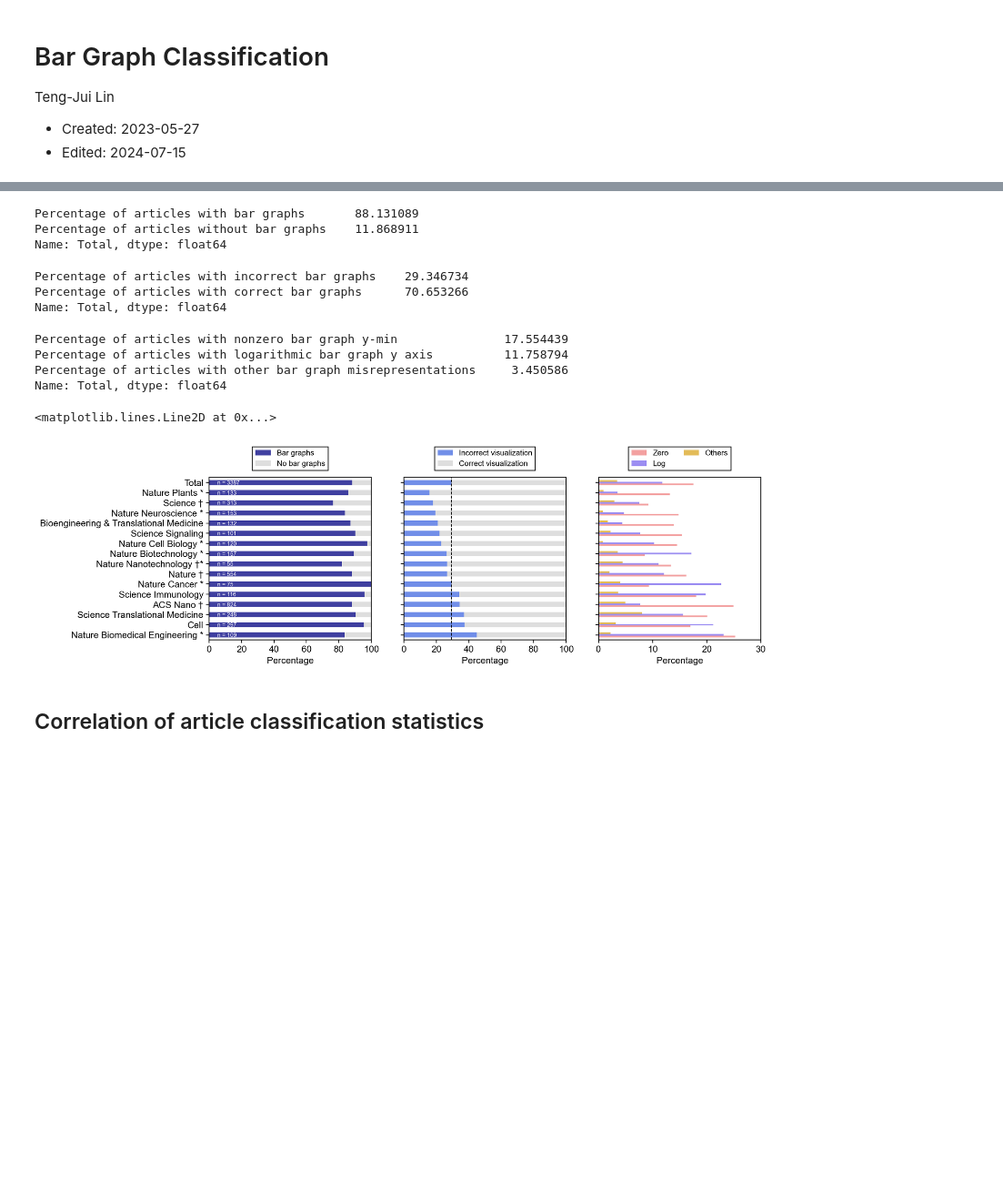
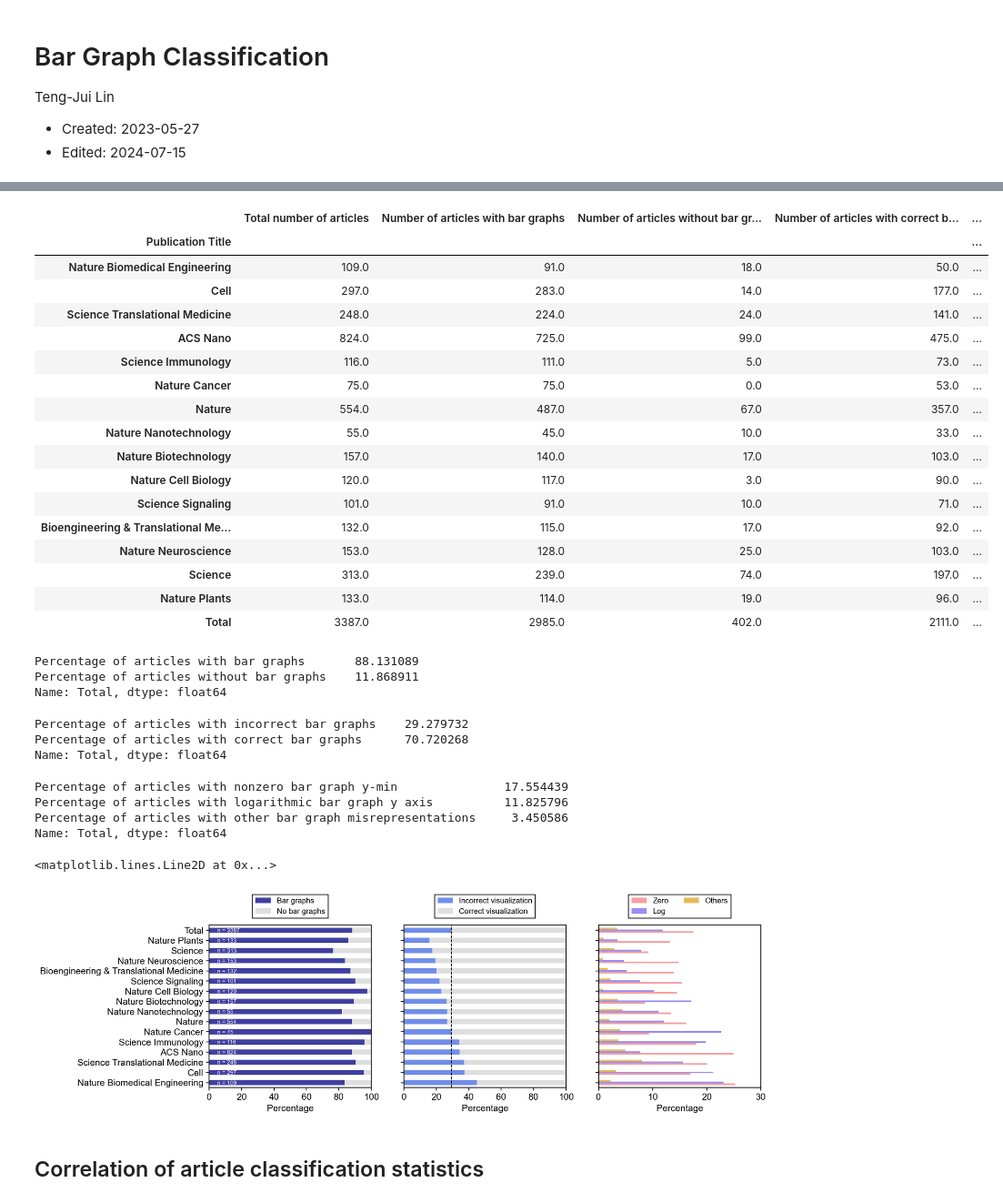
Before and after one commit to tengjuilin/misused-bar-graphs, a Jupyter notebook: bar-graph-classification.ipynb, the cells around one changed output, grey strips where cells are left out. Shown at 91% size. Drawn from its saved outputs; the diff is of its cells as text; code cells hidden in the pictures; blank space fills up the shorter version.

Commit message:
Update data

```diff
--- a/bar-graph-classification.ipynb
+++ b/bar-graph-classification.ipynb
@@ -37,0 +50,24 @@ article_df
+# %%
+def get_article_stats(df, cond):
+    return df[cond].groupby(PUBLICATION_LABEL).count().iloc[:, 0]
+# %%
+# total number of articles
+articles_stat_df = pd.DataFrame()
+articles_stat_df[NUM_ARTICLES_LABEL] = articles_df.groupby(PUBLICATION_LABEL).count().iloc[:, 0]
+articles_stat_df[NUM_ARTICLES_WITH_BAR_GRAPH_LABEL] = get_article_stats(articles_df, articles_df[HAS_BAR_GRAPH_LABEL] == True)
+articles_stat_df[NUM_ARTICLES_WITHOUT_BAR_GRAPH_LABEL] = get_article_stats(articles_df, ~articles_df[HAS_BAR_GRAPH_LABEL] == True)
+articles_stat_df[NUM_ARTICLES_CORRECT_BAR_GRAPH_LABEL] = get_article_stats(articles_df, articles_df[NO_MISUSE_LABEL] == True)
+articles_stat_df[NUM_ARTICLES_INCORRECT_BAR_GRAPH_LABEL] = get_article_stats(articles_df, articles_df[HAS_MISUSE_LABEL] == True)
+articles_stat_df[NUM_ARTICLES_ZERO_PROBLEM_LABEL] = get_article_stats(articles_df, articles_df[ZERO_PROBLEM_LABEL] == True)
+articles_stat_df[NUM_ARTICLES_LOG_PROBLEM_LABEL] = get_article_stats(articles_df, articles_df[LOG_PROBLEM_LABEL] == True)
+articles_stat_df[NUM_ARTICLES_OTHER_PROBLEM_LABEL] = get_article_stats(articles_df, articles_df[OTHER_PROBLEM_LABEL] == True)
+articles_stat_df = articles_stat_df.fillna(0)
+articles_stat_df.loc[TOTAL_LABEL, :] = articles_stat_df.sum(axis=0)
+# %%
+articles_stat_df[PERCENT_ARTICLES_WITHOUT_BAR_GRAPH_LABEL] = articles_stat_df[NUM_ARTICLES_WITHOUT_BAR_GRAPH_LABEL] / articles_stat_df[NUM_ARTICLES_LABEL] * 100
+articles_stat_df[PERCENT_ARTICLES_WITH_BAR_GRAPH_LABEL] = articles_stat_df[NUM_ARTICLES_WITH_BAR_GRAPH_LABEL] / articles_stat_df[NUM_ARTICLES_LABEL] * 100
+articles_stat_df[PERCENT_ARTICLES_CORRECT_BAR_GRAPH_LABEL] = articles_stat_df[NUM_ARTICLES_CORRECT_BAR_GRAPH_LABEL] / articles_stat_df[NUM_ARTICLES_WITH_BAR_GRAPH_LABEL] * 100
+articles_stat_df[PERCENT_ARTICLES_INCORRECT_BAR_GRAPH_LABEL] = articles_stat_df[NUM_ARTICLES_INCORRECT_BAR_GRAPH_LABEL] / articles_stat_df[NUM_ARTICLES_WITH_BAR_GRAPH_LABEL] * 100
+articles_stat_df[PERCENT_ARTICLES_ZERO_PROBLEM_LABEL] = articles_stat_df[NUM_ARTICLES_ZERO_PROBLEM_LABEL] / articles_stat_df[NUM_ARTICLES_WITH_BAR_GRAPH_LABEL] * 100
+articles_stat_df[PERCENT_ARTICLES_LOG_PROBLEM_LABEL] = articles_stat_df[NUM_ARTICLES_LOG_PROBLEM_LABEL] / articles_stat_df[NUM_ARTICLES_WITH_BAR_GRAPH_LABEL] * 100
+articles_stat_df[PERCENT_ARTICLES_OTHER_PROBLEM_LABEL] = articles_stat_df[NUM_ARTICLES_OTHER_PROBLEM_LABEL] / articles_stat_df[NUM_ARTICLES_WITH_BAR_GRAPH_LABEL] * 100
@@ -38,2 +78,25 @@ article_df
+# %%
+articles_stat_df = articles_stat_df.sort_values(PERCENT_ARTICLES_INCORRECT_BAR_GRAPH_LABEL, ascending=False)
+articles_stat_df.loc[TOTAL_LABEL, :] = articles_stat_total_series
+articles_stat_df
+# %% [output]
+|  | Total number of articles | Number of articles with bar graphs | Number of articles without bar gr... | Number of articles with correct b... | ... |
+| Publication Title |  |  |  |  | ... |
+| Nature Biomedical Engineering | 109.0 | 91.0 | 18.0 | 50.0 | ... |
+| Cell | 297.0 | 283.0 | 14.0 | 177.0 | ... |
+| Science Translational Medicine | 248.0 | 224.0 | 24.0 | 141.0 | ... |
+| ACS Nano | 824.0 | 725.0 | 99.0 | 475.0 | ... |
+| Science Immunology | 116.0 | 111.0 | 5.0 | 73.0 | ... |
+| Nature Cancer | 75.0 | 75.0 | 0.0 | 53.0 | ... |
+| Nature | 554.0 | 487.0 | 67.0 | 357.0 | ... |
+| Nature Nanotechnology | 55.0 | 45.0 | 10.0 | 33.0 | ... |
+| Nature Biotechnology | 157.0 | 140.0 | 17.0 | 103.0 | ... |
+| Nature Cell Biology | 120.0 | 117.0 | 3.0 | 90.0 | ... |
+| Science Signaling | 101.0 | 91.0 | 10.0 | 71.0 | ... |
+| Bioengineering & Translational Me... | 132.0 | 115.0 | 17.0 | 92.0 | ... |
+| Nature Neuroscience | 153.0 | 128.0 | 25.0 | 103.0 | ... |
+| Science | 313.0 | 239.0 | 74.0 | 197.0 | ... |
+| Nature Plants | 133.0 | 114.0 | 19.0 | 96.0 | ... |
+| Total | 3387.0 | 2985.0 | 402.0 | 2111.0 | ... |
 # %%
 # extract sub-df for plotting
@@ -62,25 +125,25 @@ Name: Total, dtype: float64
 # %%
 # mutually exclusive categories
 # percentage based on number of all articles
-percent_bar_correct_df.loc['Total', :]
+percent_bar_correct_df.loc[TOTAL_LABEL, :]
 # %% [output]
-Percentage of articles with incorrect bar graphs    29.346734
-Percentage of articles with correct bar graphs      70.653266
+Percentage of articles with incorrect bar graphs    29.279732
+Percentage of articles with correct bar graphs      70.720268
 Name: Total, dtype: float64
 # %%
 # non-mutually exclusive categories
 # percentage based on number of articles with at least 1 incorrect bar graph
 # note this percentage does not add up to the above percentage
 # because one article could have multiple types of problems
-percent_bar_incorrect_df.loc['Total', :]
+percent_bar_incorrect_df.loc[TOTAL_LABEL, :]
 # %% [output]
 Percentage of articles with nonzero bar graph y-min               17.554439
-Percentage of articles with logarithmic bar graph y axis          11.758794
+Percentage of articles with logarithmic bar graph y axis          11.825796
 Percentage of articles with other bar graph misrepresentations     3.450586
 Name: Total, dtype: float64
 # %%
 alpha = 0.75
-total_misuse_percentage = percent_bar_correct_df.loc['Total', 'Percentage of articles with incorrect bar graphs']
+total_misuse_percentage = percent_bar_correct_df.loc[TOTAL_LABEL, PERCENT_ARTICLES_INCORRECT_BAR_GRAPH_LABEL]
 fig, axs = plt.subplots(1, 3, figsize=(13, 4), sharey=True)
 percent_bar_df.plot(
     kind='barh',
@@ -130,7 +193,7 @@ axs[1].legend(
     loc='lower center',
 )
 axs[2].legend(
-    ['Zero', 'Log', 'Others'],
+    [ZERO_LABEL, LOG_LABEL, OTHERS_LABEL],
     bbox_to_anchor=(0.5, 1.02),
     loc='lower center',
     ncol=2,
@@ -152,7 +215,7 @@ axs[1].axvline(
 )
 # %% [output]
 <matplotlib.lines.Line2D at 0x...>
-[figure, old version]
+[figure, new version]
 # %% [markdown]
 ## Correlation of article classification statistics
 # %% [markdown]
```
Also changed, not shown: parts of 36 cells of this notebook, 5 other files.
